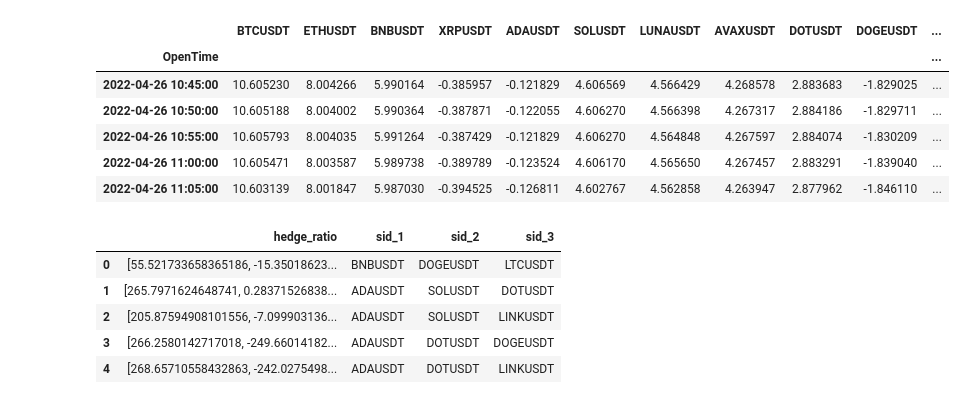
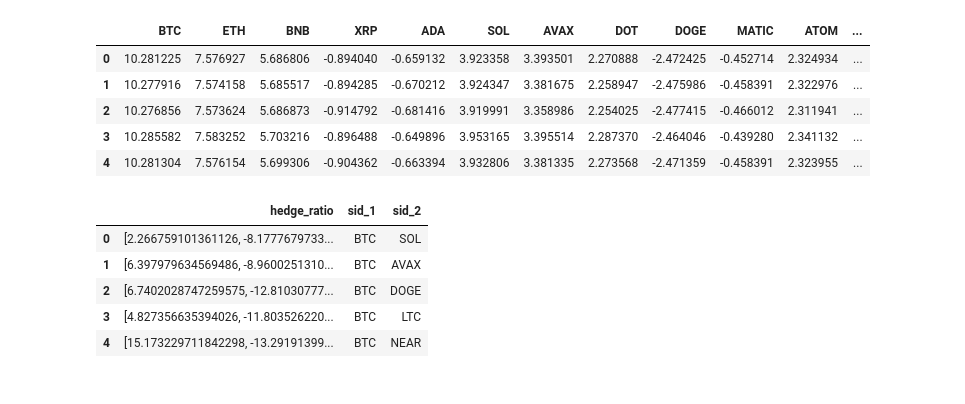
Before and after one commit to beannguyen/crypto-pair-trading, a Jupyter notebook: src/research/Live Test Crypto Pair Trading with Johansen Test.ipynb, the cells around one changed output. Cells and saved outputs as stored; diff of their text form; code cells hidden in the pictures.

```diff
--- a/src/research/Live Test Crypto Pair Trading with Johansen Test.ipynb
+++ b/src/research/Live Test Crypto Pair Trading with Johansen Test.ipynb
@@ -60,18 +121,21 @@ def get_spot_data(symbol, interval='1m'):
 # %%
 # symbols = pd.read_csv(f'{DATA_PATH}/../symbols.csv')['symbol'].values.tolist()
 symbols = ['BTC', 'ETH', 'BNB', 'XRP', 'ADA', 'SOL',
-        'LUNA', 'AVAX', 'DOT', 'DOGE', 'SHIB', 'UST', 'MATIC',
+        'LUNA', 'AVAX', 'DOT', 'DOGE', 'MATIC',
         'ATOM', 'LTC', 'LINK', 'NEAR', 'ATOM', 'ALGO']
-symbols = [f'{s}USDT' for s in symbols]
+# symbols = [f'{s}USDT' for s in symbols]
 
 data = []
 
 for symbol in symbols:
-    df = get_futures_data(symbol=symbol, interval='5m')
+    df = get_candles(base=symbol, quote='USDT', start_date=datetime.now() - timedelta(days=60), interval=TIMEFRAME)
+    if df is None:
+        continue
 
-    df.rename(columns={'Close': symbol}, inplace=True)
+    df.rename(columns={'close': symbol}, inplace=True)
     # the data is too long, just limit to recent period
-    data.append(np.log(df[symbol]))
+    log = np.log(df[symbol].astype(np.float32))
+    data.append(log)
 
 df = pd.concat(data, axis=1)
 df = df.dropna(axis=1, how='all')
@@ -82,10 +147,9 @@ df.head()
-|  | BTCUSDT | ETHUSDT | BNBUSDT | XRPUSDT | ADAUSDT | SOLUSDT | LUNAUSDT | AVAXUSDT | DOTUSDT | DOGEUSDT | ... |
-| OpenTime |  |  |  |  |  |  |  |  |  |  | ... |
-| 2022-04-26 10:45:00 | 10.605230 | 8.004266 | 5.990164 | -0.385957 | -0.121829 | 4.606569 | 4.566429 | 4.268578 | 2.883683 | -1.829025 | ... |
-| 2022-04-26 10:50:00 | 10.605188 | 8.004002 | 5.990364 | -0.387871 | -0.122055 | 4.606270 | 4.566398 | 4.267317 | 2.884186 | -1.829711 | ... |
-| 2022-04-26 10:55:00 | 10.605793 | 8.004035 | 5.991264 | -0.387429 | -0.121829 | 4.606270 | 4.564848 | 4.267597 | 2.884074 | -1.830209 | ... |
-| 2022-04-26 11:00:00 | 10.605471 | 8.003587 | 5.989738 | -0.389789 | -0.123524 | 4.606170 | 4.565650 | 4.267457 | 2.883291 | -1.839040 | ... |
-| 2022-04-26 11:05:00 | 10.603139 | 8.001847 | 5.987030 | -0.394525 | -0.126811 | 4.602767 | 4.562858 | 4.263947 | 2.877962 | -1.846110 | ... |
+|  | BTC | ETH | BNB | XRP | ADA | SOL | AVAX | DOT | DOGE | MATIC | ATOM | ... |
+| 0 | 10.281225 | 7.576927 | 5.686806 | -0.894040 | -0.659132 | 3.923358 | 3.393501 | 2.270888 | -2.472425 | -0.452714 | 2.324934 | ... |
+| 1 | 10.277916 | 7.574158 | 5.685517 | -0.894285 | -0.670212 | 3.924347 | 3.381675 | 2.258947 | -2.475986 | -0.458391 | 2.322976 | ... |
+| 2 | 10.276856 | 7.573624 | 5.686873 | -0.914792 | -0.681416 | 3.919991 | 3.358986 | 2.254025 | -2.477415 | -0.466012 | 2.311941 | ... |
+| 3 | 10.285582 | 7.583252 | 5.703216 | -0.896488 | -0.649896 | 3.953165 | 3.395514 | 2.287370 | -2.464046 | -0.439280 | 2.341132 | ... |
+| 4 | 10.281304 | 7.576154 | 5.699306 | -0.904362 | -0.663394 | 3.932806 | 3.381335 | 2.273568 | -2.471359 | -0.458391 | 2.323955 | ... |
 # %%
 # df.tail()
 # %%
@@ -138,7 +202,7 @@ def test_johansen(symbol_pairs):
 
 import itertools as it
 
-nb_symbols = 3
+nb_symbols = 2
 cointegrating_pairs = []
 
 #get symbol pairs
@@ -153,12 +217,12 @@ for pair in pairs:
 coint_df = pd.DataFrame(cointegrating_pairs)
 coint_df.head()
 # %% [output]
-|  | hedge_ratio | sid_1 | sid_2 | sid_3 |
-| 0 | [55.521733658365186, -15.35018623... | BNBUSDT | DOGEUSDT | LTCUSDT |
-| 1 | [265.7971624648741, 0.28371526838... | ADAUSDT | SOLUSDT | DOTUSDT |
-| 2 | [205.87594908101556, -7.099903136... | ADAUSDT | SOLUSDT | LINKUSDT |
-| 3 | [266.2580142717018, -249.66014182... | ADAUSDT | DOTUSDT | DOGEUSDT |
-| 4 | [268.65710558432863, -242.0275498... | ADAUSDT | DOTUSDT | LINKUSDT |
+|  | hedge_ratio | sid_1 | sid_2 |
+| 0 | [2.266759101361126, -8.1777679733... | BTC | SOL |
+| 1 | [6.397979634569486, -8.9600251310... | BTC | AVAX |
+| 2 | [6.7402028747259575, -12.81030777... | BTC | DOGE |
+| 3 | [4.827356635394026, -11.803526220... | BTC | LTC |
+| 4 | [15.173229711842298, -13.29191399... | BTC | NEAR |
 # %%
 coint_df.to_csv('coint_df.csv')
 # %%
```
Also changed, not shown: parts of 9 cells of this notebook, 11 other files.
